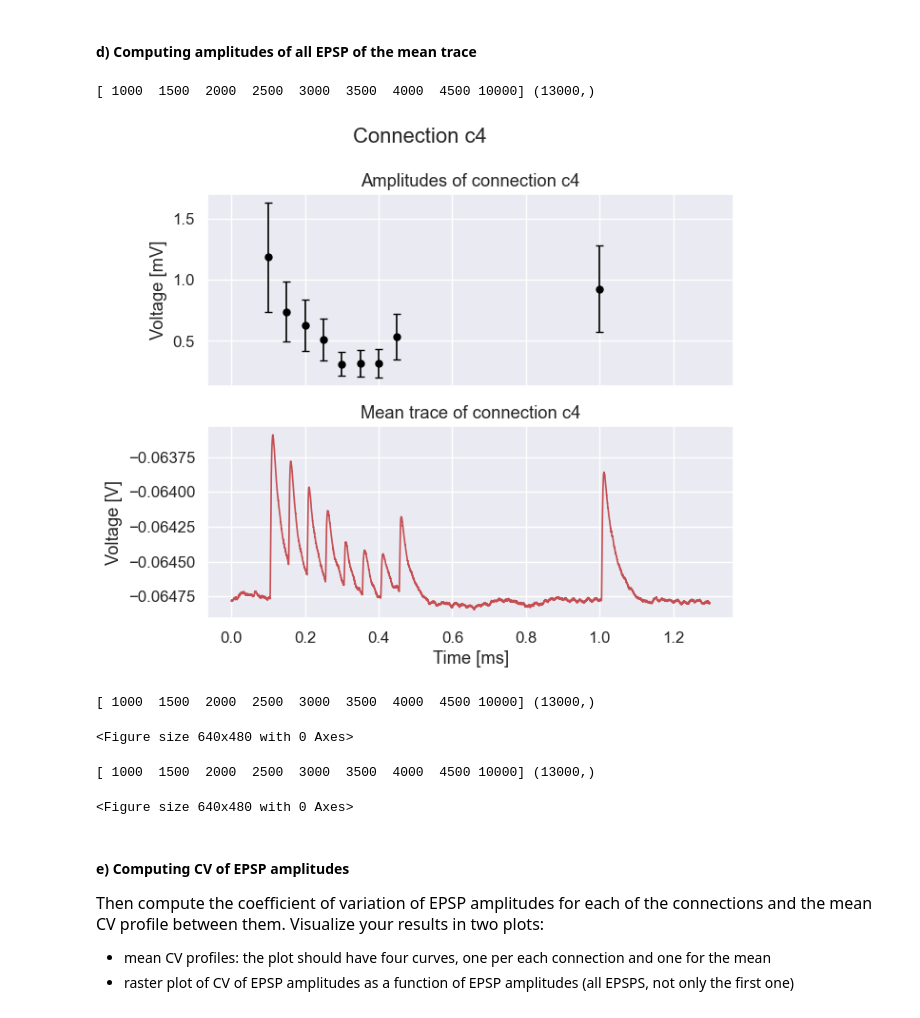
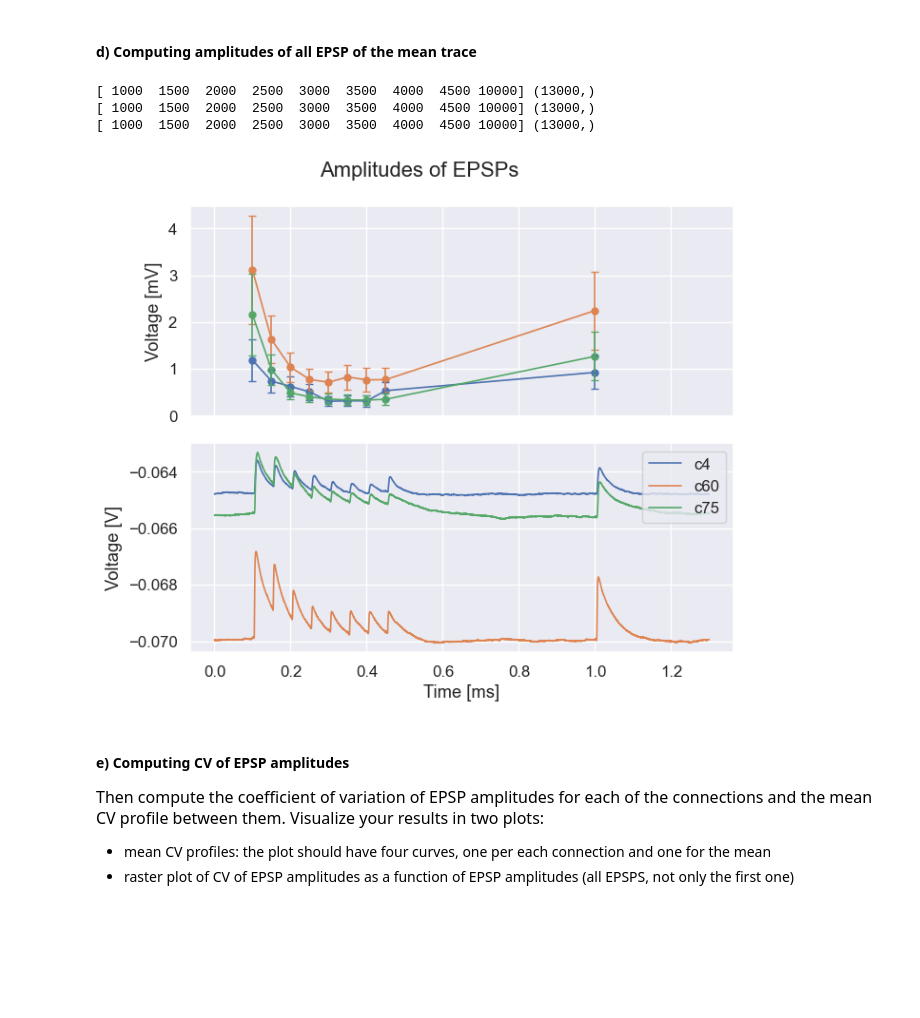
Before and after one commit to ejayromero/biophysics-NX-450, a Jupyter notebook: Week_8/Week8_HomeWork.ipynb, the cells around one changed output. Saved outputs shown, nothing was run; the diff lists cells and outputs as text; code cells hidden in the pictures; blank space fills up the shorter version.

```diff
--- a/Week_8/Week8_HomeWork.ipynb
+++ b/Week_8/Week8_HomeWork.ipynb
@@ -381,7 +398,7 @@ fig, axes = plt.subplots(3, 1, figsize=(13, 12))
 axs = axes.flatten()
 for mean_trace, ax, c_type in zip(mean_traces, axs, c_types):
     # getting features
-    psp_trace, psp_tim, psp_percent, psp_tims, amplitude, tau_rise, latency = extraction(mean_trace, time, stimulation_indices)
+    psp_trace, psp_tim, psp_percent, psp_tims, amplitude, tau_rise, latency = extraction_mean(mean_trace, time, stimulation_indices)
     # stocking features
     amplitudes.append(amplitude)
     tau_rises.append(tau_rise)
@@ -459,45 +476,43 @@ def amp_extraction(mean_trace, time, stimulation_indices):
 
 def plot_amplitudes(c_type, psp_trace, psp_time, amplitudes, stds):
     """Plot amplitudes of all connections"""
-
-    plt.rcParams['lines.markersize'] = 5
-    plt.rcParams['lines.linewidth'] = 1.2
-    fig, ax = plt.subplots(2, 1, figsize=(7, 6), sharex=True)
-    fig.suptitle(f"Connection {c_type}")
     print(stimulation_indices, time.shape)
-    ax[0].scatter(time[stimulation_indices], amplitudes, c="black")
-    ax[0].errorbar(time[stimulation_indices], amplitudes, yerr=stds, fmt="none", c="black", capsize=3)
-    ax[1].plot(time, mean_trace, "r")
-    ax[0].set_title(f"Amplitudes of connection {c_type}")
-    ax[1].set_title(f"Mean trace of connection {c_type}")
+    ax[0].scatter(time[stimulation_indices], amplitudes, label=c_type)
+    ax[0].errorbar(time[stimulation_indices], amplitudes, yerr=stds, capsize=3)
+    ax[1].plot(time, mean_trace, label=c_type)
+    #ax[0].set_title(f"Amplitudes of connection {c_type}")
+    #ax[1].set_title(f"Mean trace of connection {c_type}")
     ax[0].set_ylabel("Voltage [mV]")
     ax[1].set_ylabel("Voltage [V]")
     ax[1].set_xlabel("Time [ms]")
-    plt.tight_layout()
-    plt.show()
 # %%
 # initiating vectors of features
 amplitudes = []
 psp_traces = []
 psp_time = []
 stds = []
-
+plt.rcParams['lines.markersize'] = 5
+plt.rcParams['lines.linewidth'] = 1.2
+fig, ax = plt.subplots(2, 1, figsize=(7, 6), sharex=True)
+fig.suptitle(f"Amplitudes of EPSPs")
 for mean_trace, c_type in zip(mean_traces, c_types):
     # getting features
     psp_trace, psp_tim, amplitude, std = amp_extraction(mean_trace, time, stimulation_indices)
     # stocking features
     amplitudes.append(amplitude)
     psp_traces.append(psp_trace)
     psp_time.append(psp_tim)
     stds.append(std)
     plot_amplitudes(c_type, mean_trace, time, amplitude, std)
+
+plt.legend(loc='upper right')
+plt.tight_layout()
+plt.show()
 # %% [output]
 [ 1000  1500  2000  2500  3000  3500  4000  4500 10000] (13000,)
+[ 1000  1500  2000  2500  3000  3500  4000  4500 10000] (13000,)
+[ 1000  1500  2000  2500  3000  3500  4000  4500 10000] (13000,)
-[figure, old version]
+[figure, new version]
-[ 1000  1500  2000  2500  3000  3500  4000  4500 10000] (13000,)
-<Figure size 640x480 with 0 Axes>
-[ 1000  1500  2000  2500  3000  3500  4000  4500 10000] (13000,)
-<Figure size 640x480 with 0 Axes>
 # %% [markdown]
 #### e) Computing CV of EPSP amplitudes
 <font size='3'>Then compute the coefficient of variation of EPSP amplitudes for each of the connections and the mean CV profile between them. Visualize your results in two plots:
```
Also changed, not shown: parts of 7 cells of this notebook.
